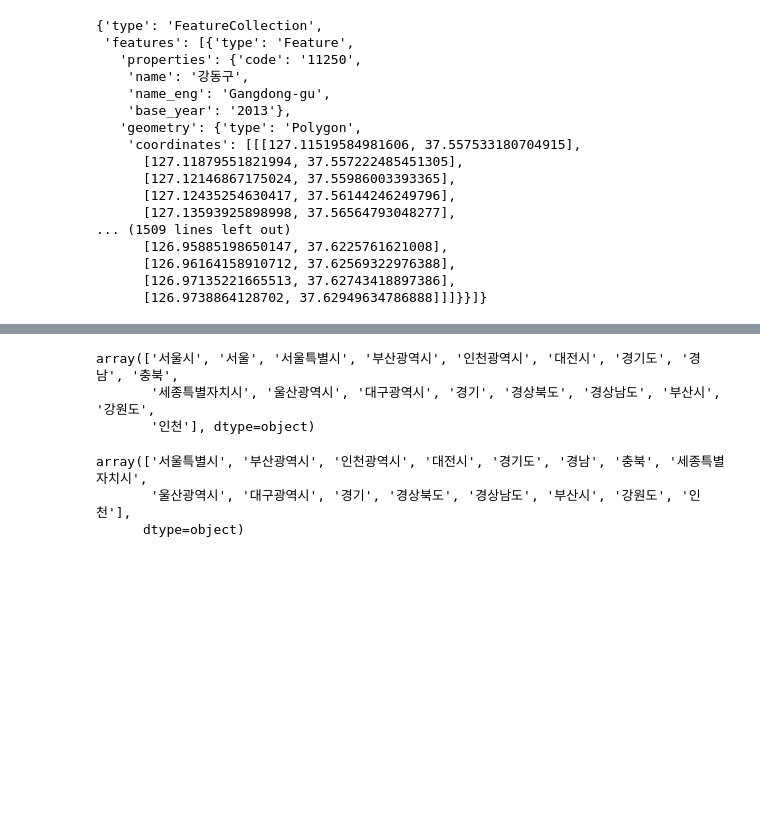
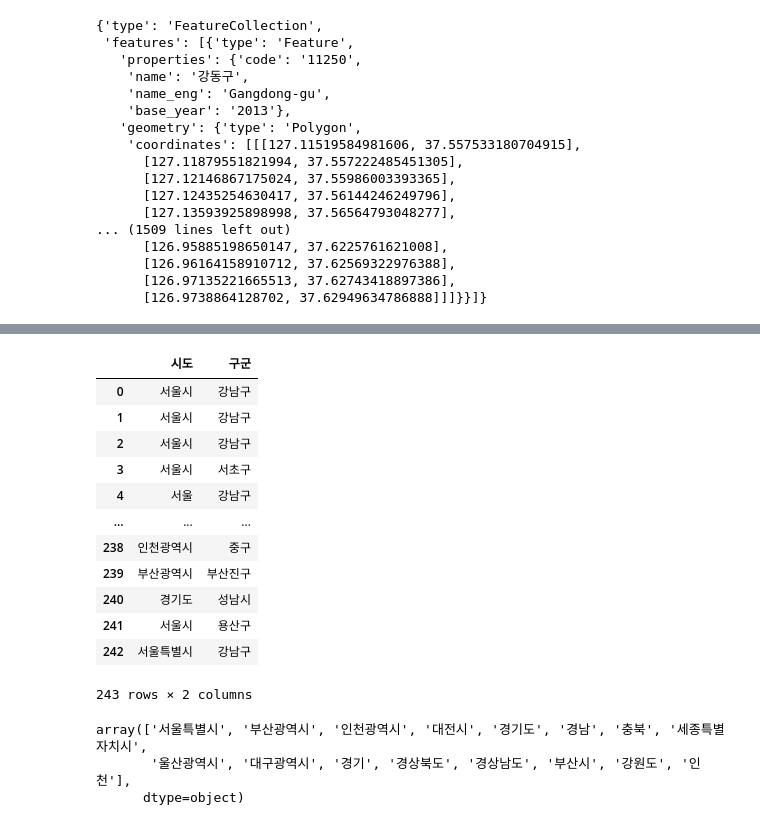
Before and after one commit to Kimohwoo/PythonTest, a Jupyter notebook: folium.ipynb, the cells around one changed output, grey strips where cells are left out. Drawn from its saved outputs; the diff is of its cells as text; code cells hidden in the pictures; blank space fills up the shorter version.

```diff
--- a/folium.ipynb
+++ b/folium.ipynb
@@ -125,11 +120,22 @@ m
 # %%
 cb = pd.read_csv('data/CoffeeBean.csv')
 add = pd.DataFrame(cb.address.apply(lambda v : v.split()[:2]).to_list(), columns=['시도', '구군'])
-add.시도.unique()
+# add.시도.unique()
+add
 # %% [output]
+|  | 시도 | 구군 |
+| 0 | 서울시 | 강남구 |
+| 1 | 서울시 | 강남구 |
+| 2 | 서울시 | 강남구 |
+| 3 | 서울시 | 서초구 |
+| 4 | 서울 | 강남구 |
+| ... | ... | ... |
+| 238 | 인천광역시 | 중구 |
+| 239 | 부산광역시 | 부산진구 |
+| 240 | 경기도 | 성남시 |
+| 241 | 서울시 | 용산구 |
+| 242 | 서울특별시 | 강남구 |
-array(['서울시', '서울', '서울특별시', '부산광역시', '인천광역시', '대전시', '경기도', '경남', '충북',
-       '세종특별자치시', '울산광역시', '대구광역시', '경기', '경상북도', '경상남도', '부산시', '강원도',
-       '인천'], dtype=object)
+243 rows × 2 columns
 # %%
 addr_aliase = {'서울':'서울특별시', '서울시':'서울특별시'}
 addr_aliase
```
Also changed, not shown: parts of 8 cells of this notebook, 7 other files.
